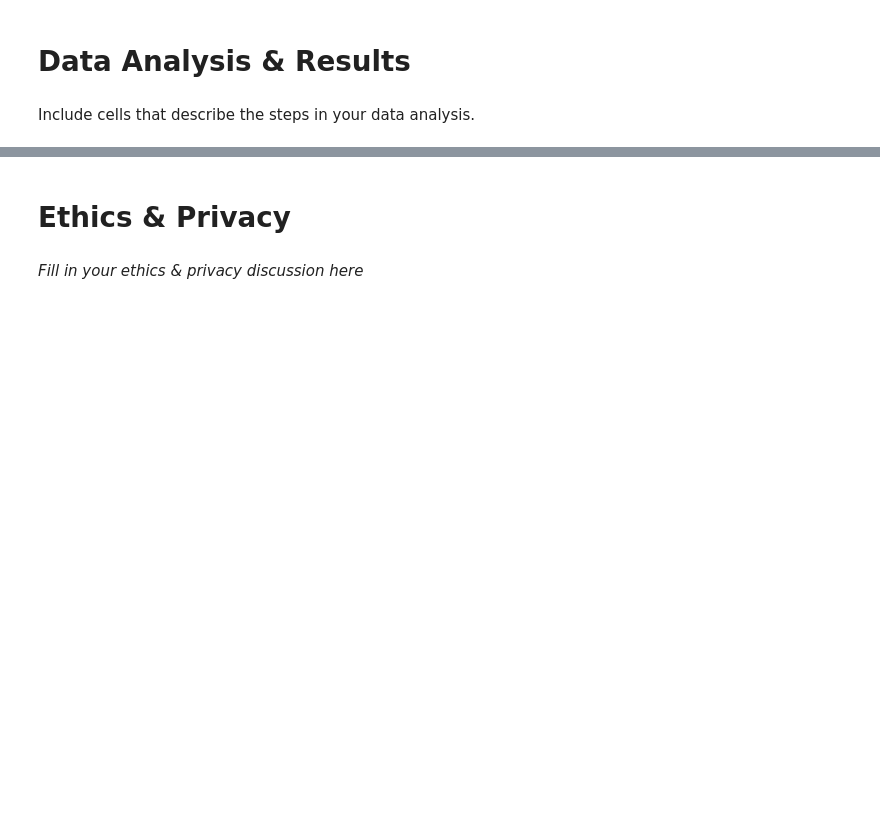
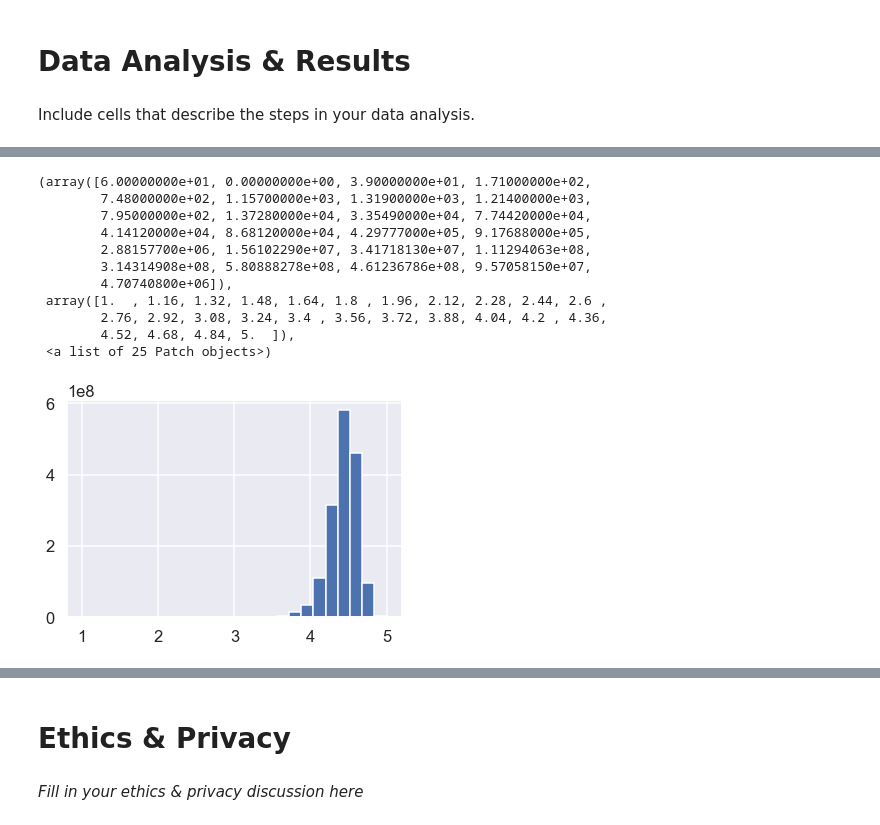
Before and after one commit to Edwardxie72/Cogs108-Gaming-Trends-Analysis, a Jupyter notebook: FinalProject.ipynb, the cells around one changed output, grey strips where cells are left out. Cells and saved outputs as stored; diff of their text form; code cells hidden in the pictures; blank space fills up the shorter version.

```diff
--- a/FinalProject.ipynb
+++ b/FinalProject.ipynb
@@ -355,0 +439,15 @@ Include cells that describe the steps in your data analysis.
+# %%
+plt.hist(df_googleplay['Rating'], weights = df_googleplay['NumRating'], bins = 25) # Weighted googleplay ratings distribution histogram
+# %% [output]
+(array([6.00000000e+01, 0.00000000e+00, 3.90000000e+01, 1.71000000e+02,
+        7.48000000e+02, 1.15700000e+03, 1.31900000e+03, 1.21400000e+03,
+        7.95000000e+02, 1.37280000e+04, 3.35490000e+04, 7.74420000e+04,
+        4.14120000e+04, 8.68120000e+04, 4.29777000e+05, 9.17688000e+05,
+        2.88157700e+06, 1.56102290e+07, 3.41718130e+07, 1.11294063e+08,
+        3.14314908e+08, 5.80888278e+08, 4.61236786e+08, 9.57058150e+07,
+        4.70740800e+06]),
+ array([1.  , 1.16, 1.32, 1.48, 1.64, 1.8 , 1.96, 2.12, 2.28, 2.44, 2.6 ,
+        2.76, 2.92, 3.08, 3.24, 3.4 , 3.56, 3.72, 3.88, 4.04, 4.2 , 4.36,
+        4.52, 4.68, 4.84, 5.  ]),
+ <a list of 25 Patch objects>)
+[figure, added]
```
Also changed, not shown: parts of 18 cells of this notebook.
